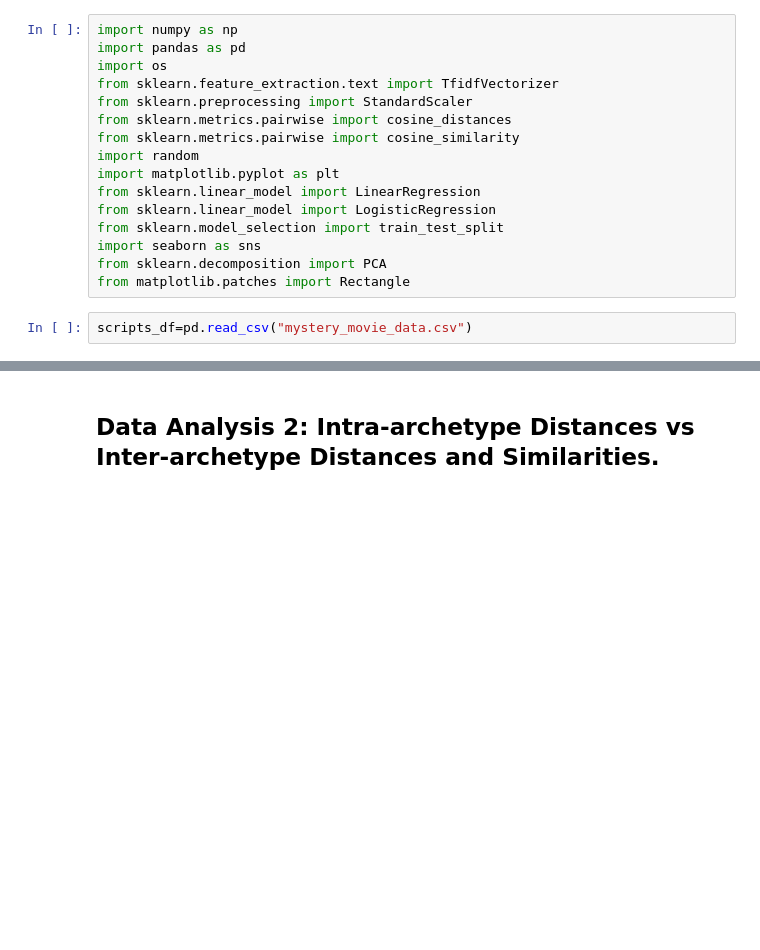
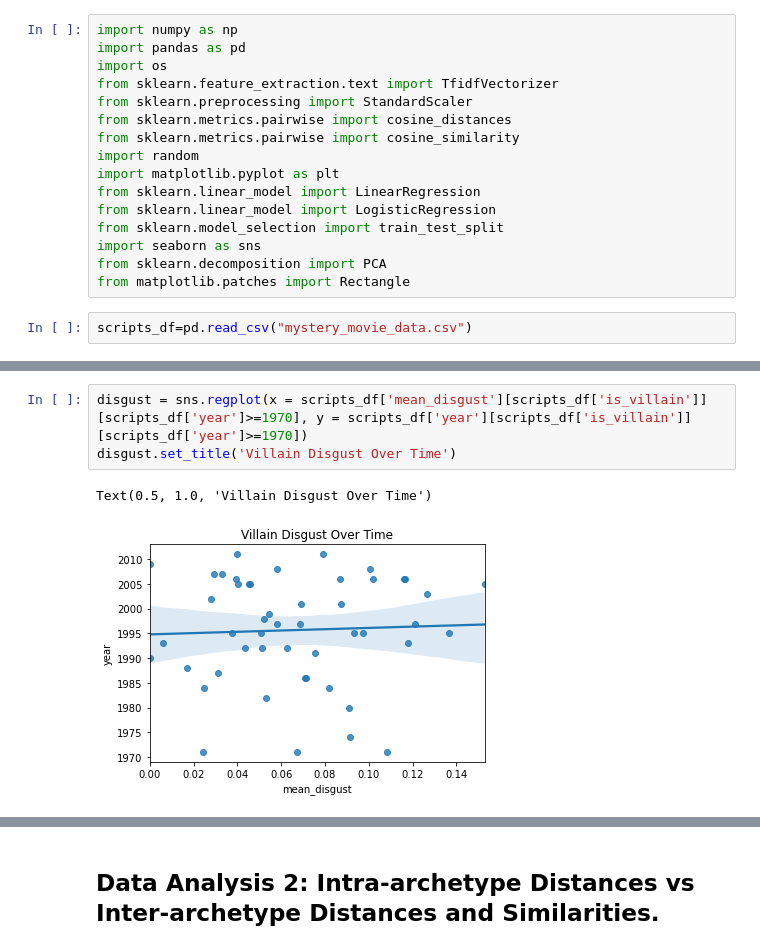
Before and after one commit to AsherML/info-2950, a Jupyter notebook: phase4.ipynb, the cells around one changed output, grey strips where cells are left out. Cells and saved outputs as stored; diff of their text form; blank space fills up the shorter version.

```diff
--- a/phase4.ipynb
+++ b/phase4.ipynb
@@ -18,0 +69,6 @@ scripts_df=pd.read_csv("mystery_movie_data.csv")
+# %%
+disgust = sns.regplot(x = scripts_df['mean_disgust'][scripts_df['is_villain']][scripts_df['year']>=1970], y = scripts_df['year'][scripts_df['is_villain']][scripts_df['year']>=1970])
+disgust.set_title('Villain Disgust Over Time')
+# %% [output]
+Text(0.5, 1.0, 'Villain Disgust Over Time')
+[figure, added]
```
Also changed, not shown: parts of 17 cells of this notebook.
